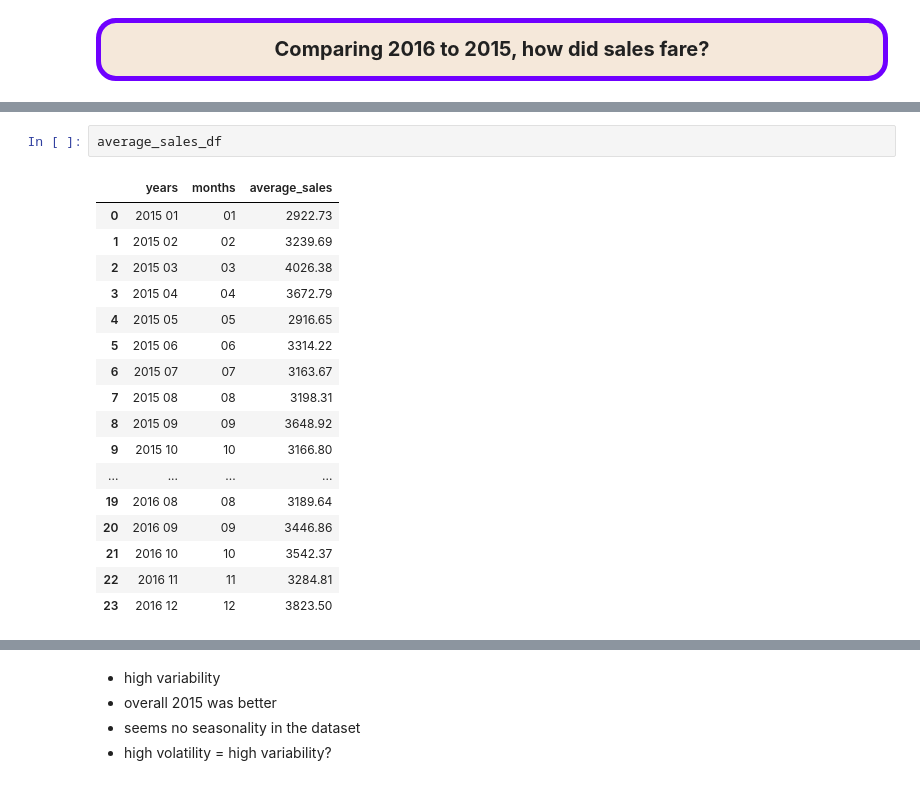
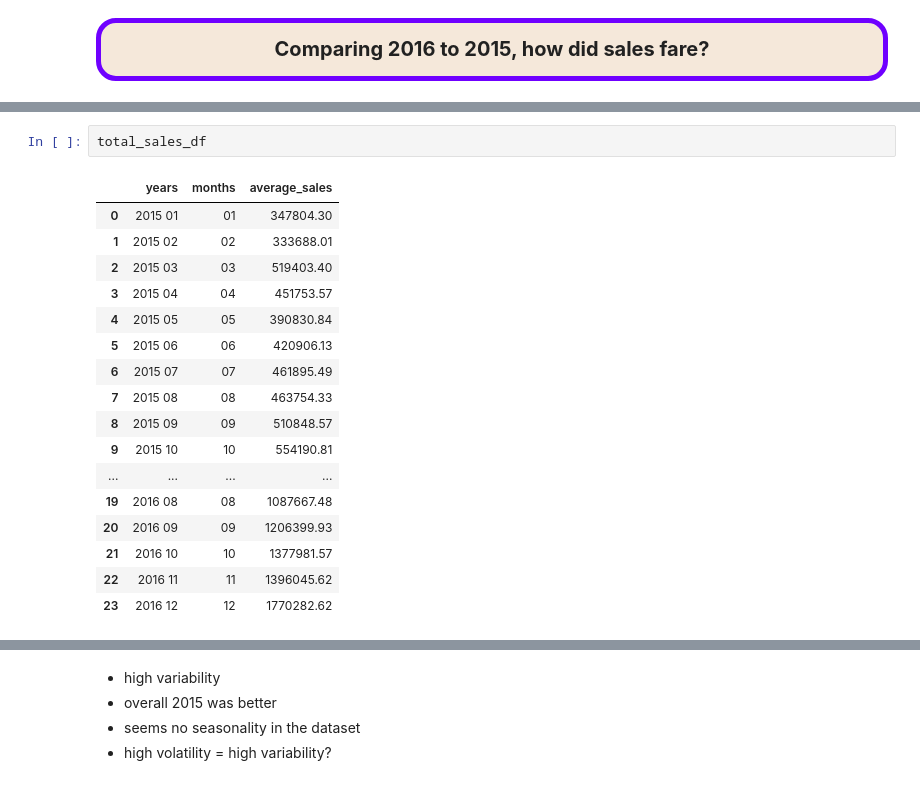
Before and after one commit to BuhariS/Interrogation-of-the-Parch-Posey-Database, a Jupyter notebook: Interrogation of the Parch & Posey Database.ipynb, the cells around one changed output, grey strips where cells are left out. Drawn from its saved outputs; the diff is of its cells as text.

```diff
--- a/Interrogation of the Parch & Posey Database.ipynb
+++ b/Interrogation of the Parch & Posey Database.ipynb
@@ -870,21 +839,21 @@ Done.
-# %%
-average_sales_df
-# %% [output]
-|  | years | months | average_sales |
-| 0 | 2015 01 | 01 | 2922.73 |
-| 1 | 2015 02 | 02 | 3239.69 |
-| 2 | 2015 03 | 03 | 4026.38 |
-| 3 | 2015 04 | 04 | 3672.79 |
-| 4 | 2015 05 | 05 | 2916.65 |
-| 5 | 2015 06 | 06 | 3314.22 |
-| 6 | 2015 07 | 07 | 3163.67 |
-| 7 | 2015 08 | 08 | 3198.31 |
-| 8 | 2015 09 | 09 | 3648.92 |
-| 9 | 2015 10 | 10 | 3166.80 |
-| ... | ... | ... | ... |
-| 19 | 2016 08 | 08 | 3189.64 |
-| 20 | 2016 09 | 09 | 3446.86 |
-| 21 | 2016 10 | 10 | 3542.37 |
-| 22 | 2016 11 | 11 | 3284.81 |
-| 23 | 2016 12 | 12 | 3823.50 |
+# %%
+total_sales_df
+# %% [output]
+|  | years | months | average_sales |
+| 0 | 2015 01 | 01 | 347804.30 |
+| 1 | 2015 02 | 02 | 333688.01 |
+| 2 | 2015 03 | 03 | 519403.40 |
+| 3 | 2015 04 | 04 | 451753.57 |
+| 4 | 2015 05 | 05 | 390830.84 |
+| 5 | 2015 06 | 06 | 420906.13 |
+| 6 | 2015 07 | 07 | 461895.49 |
+| 7 | 2015 08 | 08 | 463754.33 |
+| 8 | 2015 09 | 09 | 510848.57 |
+| 9 | 2015 10 | 10 | 554190.81 |
+| ... | ... | ... | ... |
+| 19 | 2016 08 | 08 | 1087667.48 |
+| 20 | 2016 09 | 09 | 1206399.93 |
+| 21 | 2016 10 | 10 | 1377981.57 |
+| 22 | 2016 11 | 11 | 1396045.62 |
+| 23 | 2016 12 | 12 | 1770282.62 |
 # %%
```
Also changed, not shown: parts of 12 cells of this notebook.
